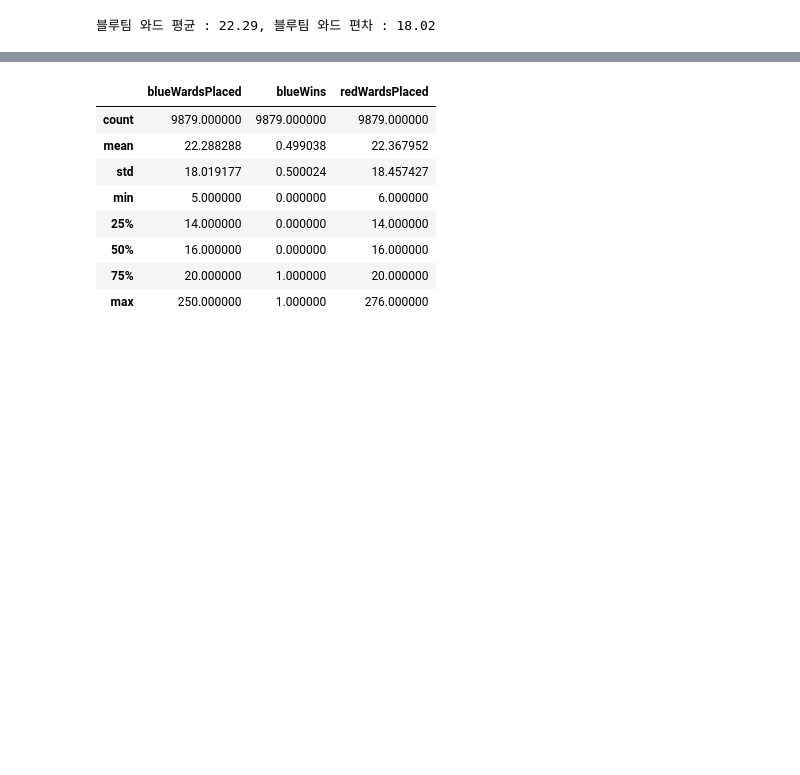
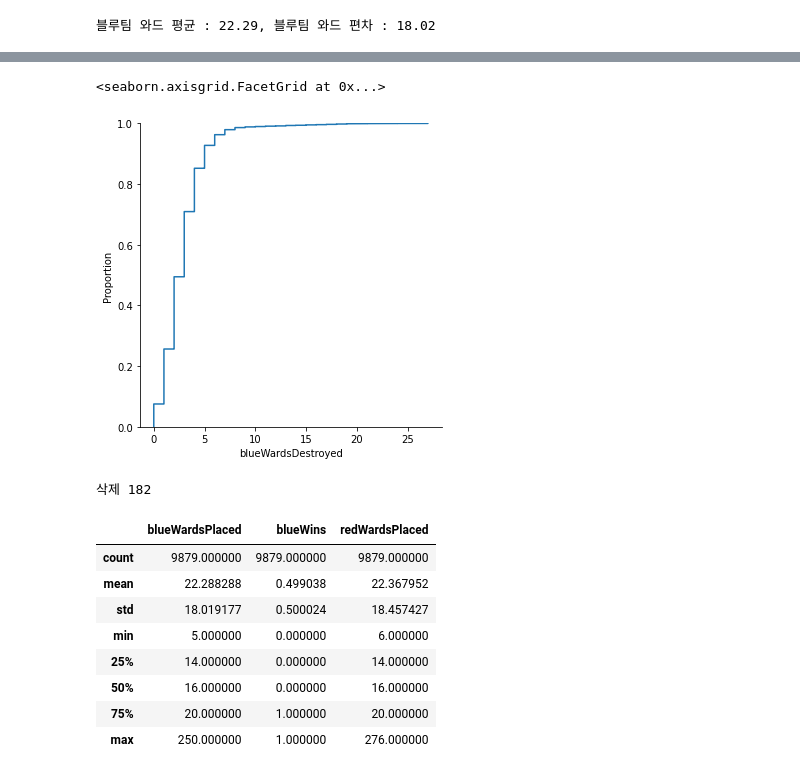
Before and after one commit to stormofdawn/aiffel_exp, a Jupyter notebook: 리그오브레전드_데이터.ipynb, the cells around one changed output, grey strips where cells are left out. Drawn from its saved outputs; the diff is of its cells as text; code cells hidden in the pictures; blank space fills up the shorter version.

```diff
--- a/리그오브레전드_데이터.ipynb
+++ b/리그오브레전드_데이터.ipynb
@@ -136,3 +167,15 @@ print(f'블루팀 와드 평균 : {a:.2f}, 블루팀 와드 편차 : {b:.2f}')
+# %%
+sns.displot(blue_no_outliers['blueWardsDestroyed'],kind='ecdf')
+# %% [output]
+<seaborn.axisgrid.FacetGrid at 0x...>
+[figure, added]
+# %%
+blue_no_outliers = blue_no_outliers.loc[blue_no_outliers['blueWardsDestroyed']
+                                        <= np.quantile(blue_no_outliers['blueWardsDestroyed']
+                                                       ,q=0.99)]
+print('삭제 {}'.format(df.shape[0]-blue_no_outliers.shape[0]))
+# %% [output]
+삭제 182
 # %%
 blueward.describe()
 # %% [output]
```
Also changed, not shown: parts of 23 cells of this notebook.
